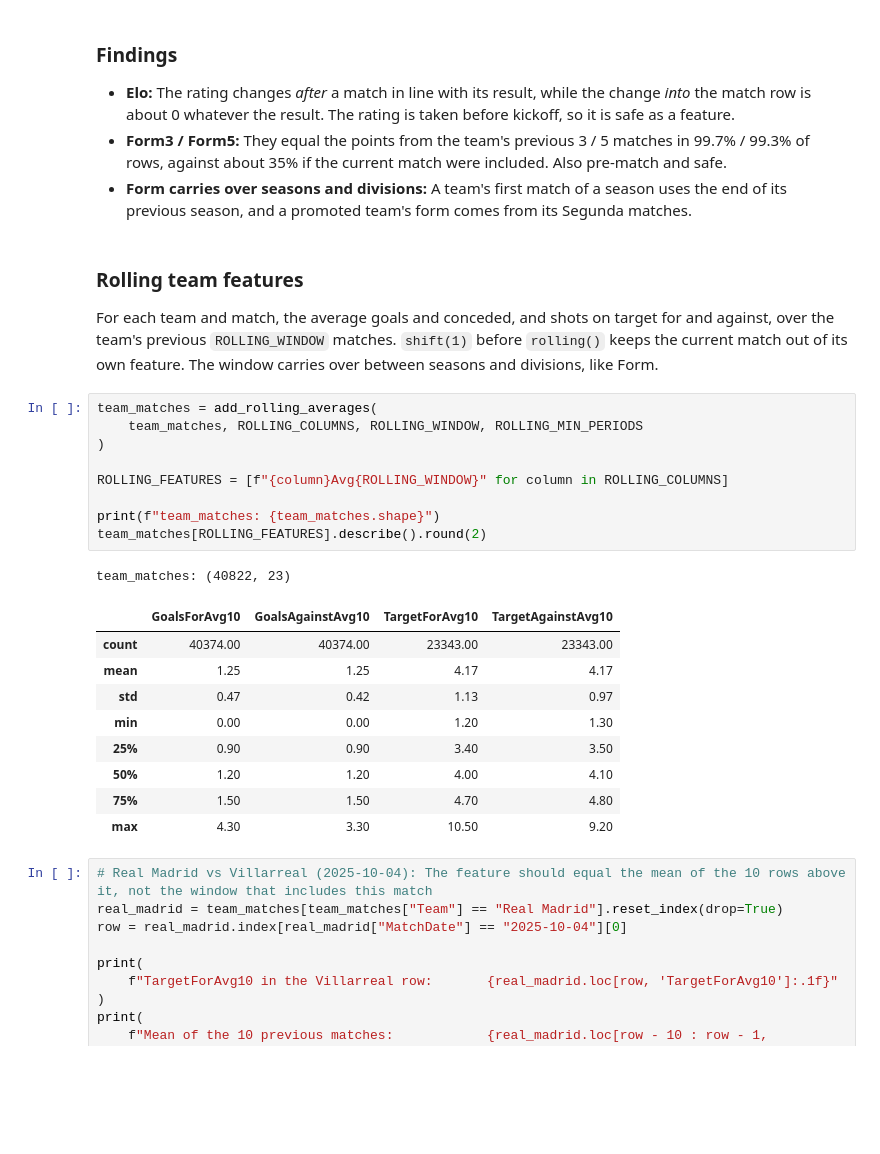
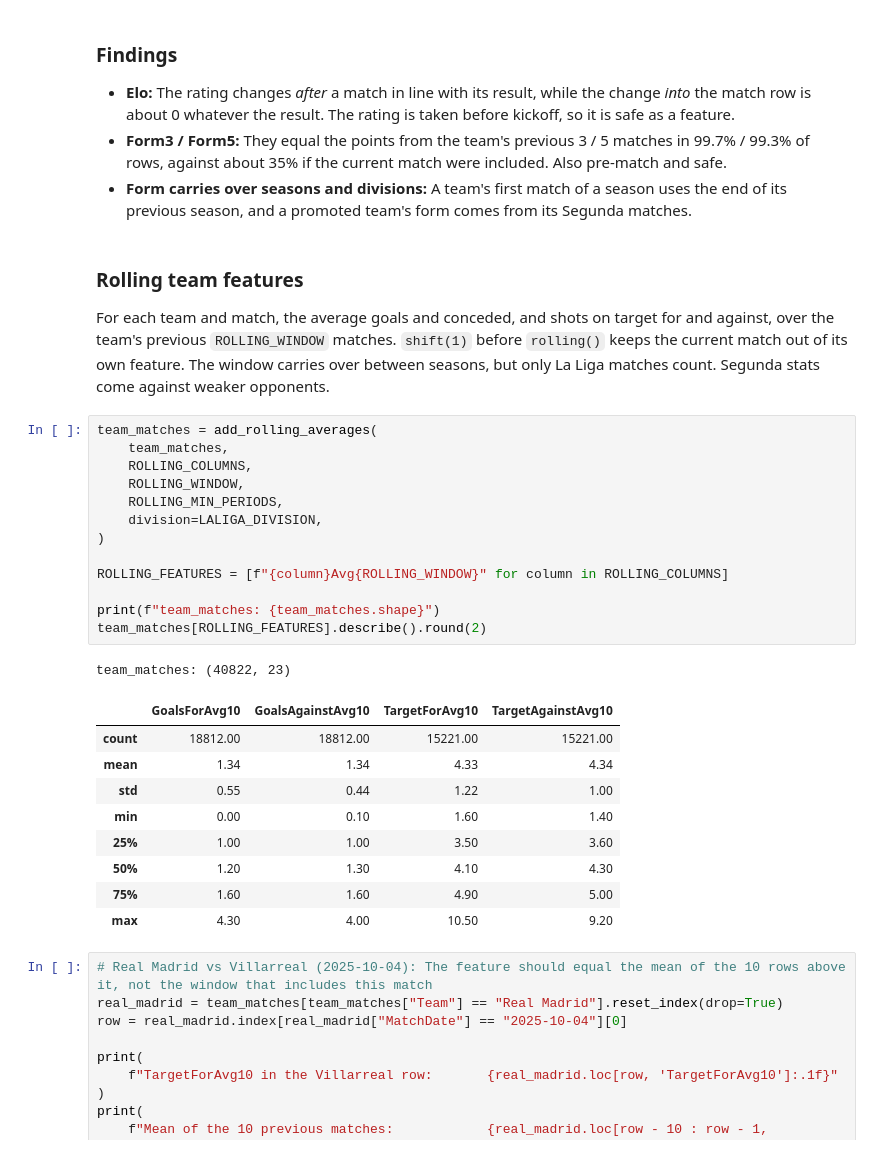
Before and after one commit to idoberk/laliga-match-prediction, a Jupyter notebook: notebooks/laliga_match_prediction.ipynb, the cells around one changed output. Saved outputs shown, nothing was run; the diff lists cells and outputs as text; blank space fills up the shorter version.

Commit message:
Count La Liga matches only in rolling features, add promoted-team prior

```diff
--- a/notebooks/laliga_match_prediction.ipynb
+++ b/notebooks/laliga_match_prediction.ipynb
@@ -1145,27 +1149,31 @@ spot_check.loc[is_real_madrid, SPOT_CHECK_COLUMNS].head(8)
 ### Rolling team features
 
 For each team and match, the average goals and conceded, and shots on target for and against, over the team's previous `ROLLING_WINDOW` matches.
-`shift(1)` before `rolling()` keeps the current match out of its own feature. The window carries over between seasons and divisions, like Form.
+`shift(1)` before `rolling()` keeps the current match out of its own feature. The window carries over between seasons, but only La Liga matches count. Segunda stats come against weaker opponents.
 # %%
 team_matches = add_rolling_averages(
-    team_matches, ROLLING_COLUMNS, ROLLING_WINDOW, ROLLING_MIN_PERIODS
+    team_matches,
+    ROLLING_COLUMNS,
+    ROLLING_WINDOW,
+    ROLLING_MIN_PERIODS,
+    division=LALIGA_DIVISION,
 )
 
 ROLLING_FEATURES = [f"{column}Avg{ROLLING_WINDOW}" for column in ROLLING_COLUMNS]
 
 print(f"team_matches: {team_matches.shape}")
 team_matches[ROLLING_FEATURES].describe().round(2)
 # %% [output]
 team_matches: (40822, 23)
 |  | GoalsForAvg10 | GoalsAgainstAvg10 | TargetForAvg10 | TargetAgainstAvg10 |
-| count | 40374.00 | 40374.00 | 23343.00 | 23343.00 |
-| mean | 1.25 | 1.25 | 4.17 | 4.17 |
-| std | 0.47 | 0.42 | 1.13 | 0.97 |
-| min | 0.00 | 0.00 | 1.20 | 1.30 |
-| 25% | 0.90 | 0.90 | 3.40 | 3.50 |
-| 50% | 1.20 | 1.20 | 4.00 | 4.10 |
-| 75% | 1.50 | 1.50 | 4.70 | 4.80 |
-| max | 4.30 | 3.30 | 10.50 | 9.20 |
+| count | 18812.00 | 18812.00 | 15221.00 | 15221.00 |
+| mean | 1.34 | 1.34 | 4.33 | 4.34 |
+| std | 0.55 | 0.44 | 1.22 | 1.00 |
+| min | 0.00 | 0.10 | 1.60 | 1.40 |
+| 25% | 1.00 | 1.00 | 3.50 | 3.60 |
+| 50% | 1.20 | 1.30 | 4.10 | 4.30 |
+| 75% | 1.60 | 1.60 | 4.90 | 5.00 |
+| max | 4.30 | 4.00 | 10.50 | 9.20 |
 # %%
 # Real Madrid vs Villarreal (2025-10-04): The feature should equal the mean of the 10 rows above it, not the window that includes this match
 real_madrid = team_matches[team_matches["Team"] == "Real Madrid"].reset_index(drop=True)
```
Also changed, not shown: parts of 8 cells of this notebook, 1 other file.
